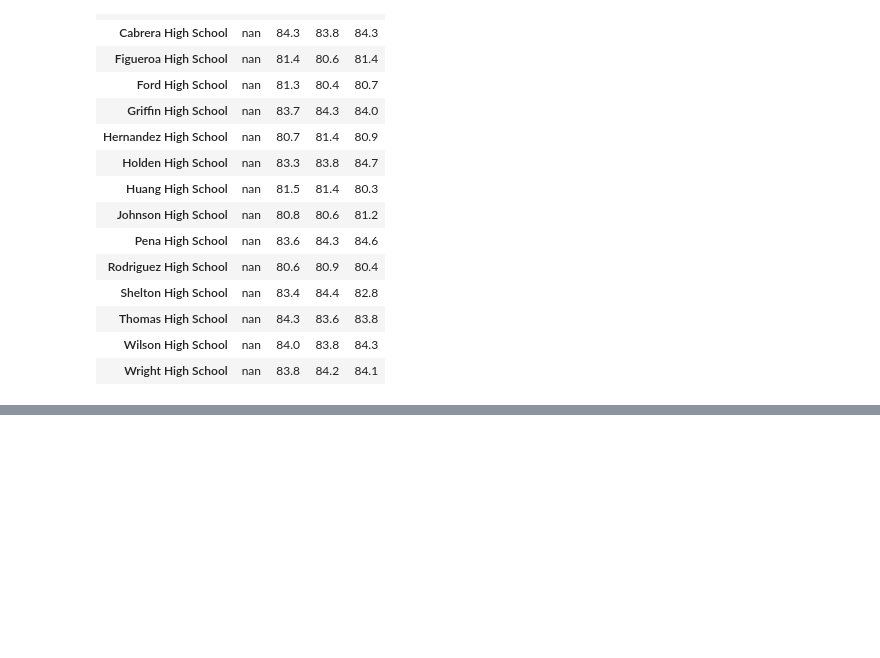
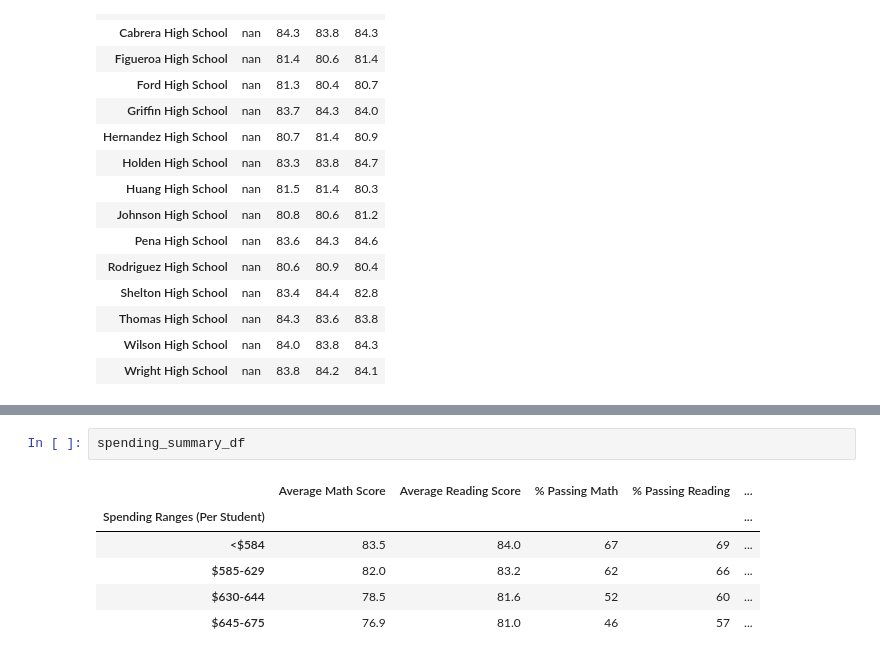
Before and after one commit to aramaswami/School_District_Analysis, a Jupyter notebook: PyCitySchools_Challenge_showing_segments.ipynb, the cells around one changed output, grey strips where cells are left out. Saved outputs shown, nothing was run; the diff lists cells and outputs as text; blank space fills up the shorter version.

```diff
--- a/PyCitySchools_Challenge_showing_segments.ipynb
+++ b/PyCitySchools_Challenge_showing_segments.ipynb
@@ -512,0 +530,9 @@ type_summary_df
+# %%
+spending_summary_df
+# %% [output]
+|  | Average Math Score | Average Reading Score | % Passing Math | % Passing Reading | ... |
+| Spending Ranges (Per Student) |  |  |  |  | ... |
+| <$584 | 83.5 | 84.0 | 67 | 69 | ... |
+| $585-629 | 82.0 | 83.2 | 62 | 66 | ... |
+| $630-644 | 78.5 | 81.6 | 52 | 60 | ... |
+| $645-675 | 76.9 | 81.0 | 46 | 57 | ... |
```
Also changed, not shown: parts of 4 cells of this notebook.
